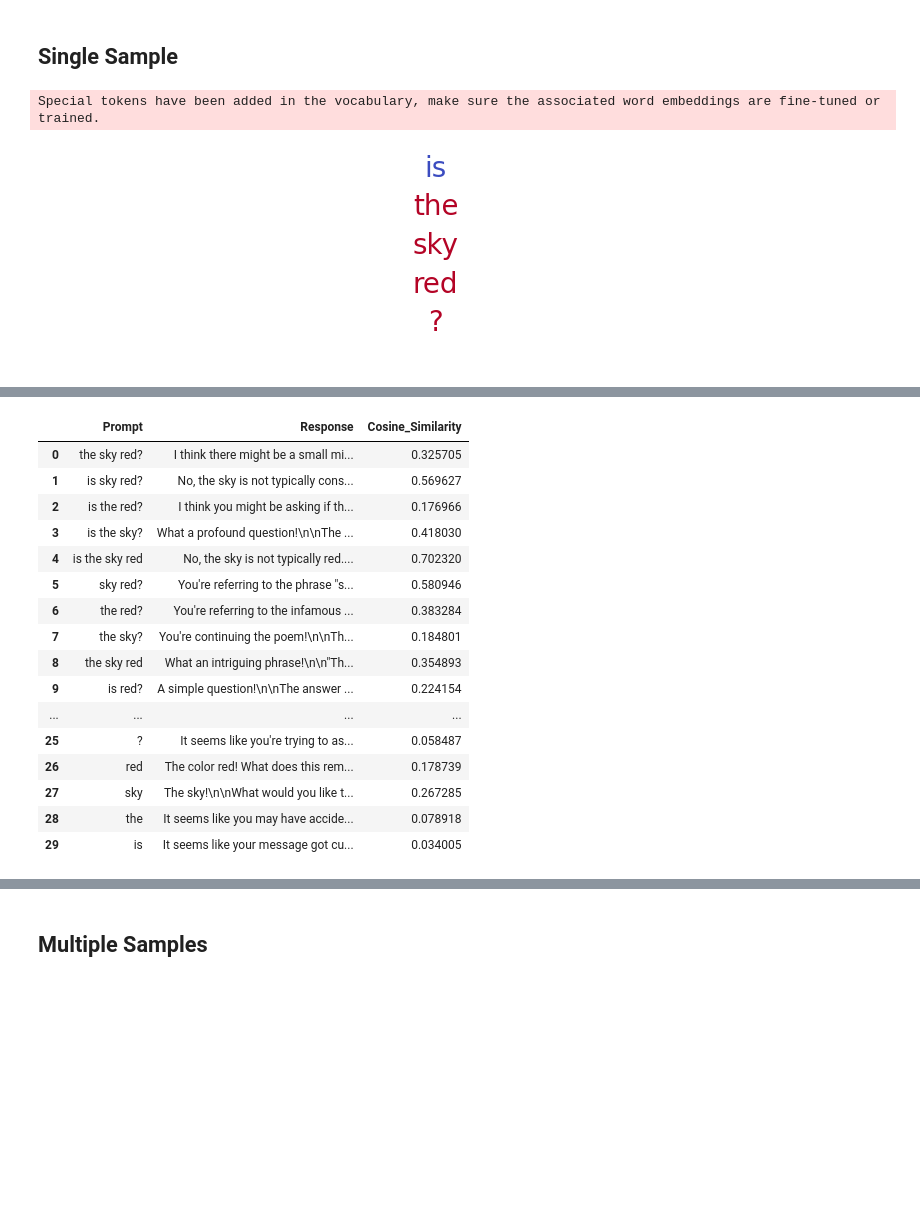
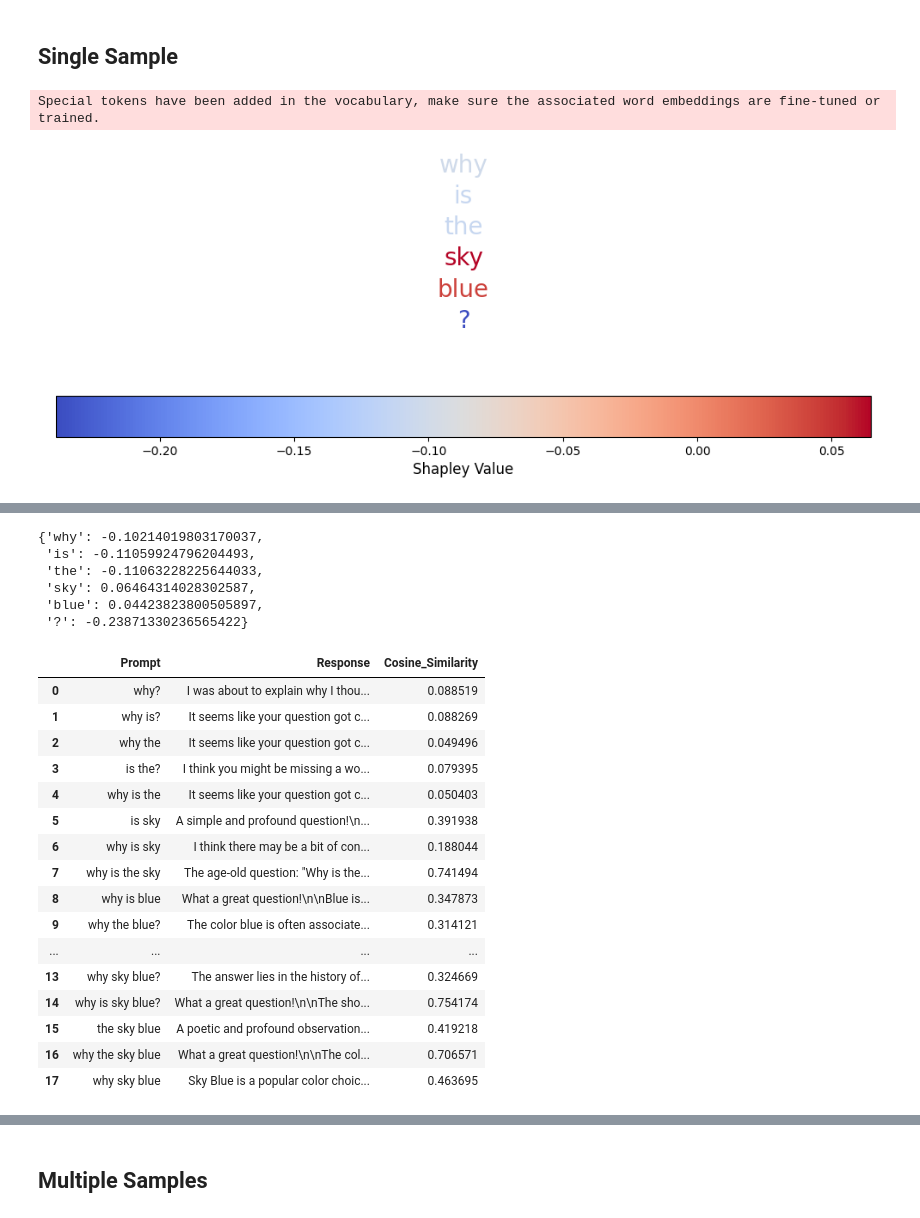
Before and after one commit to ronigold/TokenSHAP, a Jupyter notebook: TokenShap Examples.ipynb, the cells around one changed output, grey strips where cells are left out. Saved outputs shown, nothing was run; the diff lists cells and outputs as text; code cells hidden in the pictures; blank space fills up the shorter version.

Commit message:
add sampling_ratio

```diff
--- a/TokenShap Examples.ipynb
+++ b/TokenShap Examples.ipynb
@@ -3,14 +3,15 @@ from token_shap import TokenSHAP
 # %% [markdown]
 ## Single Sample
 # %%
+%%time
 # Initialize TokenSHAP with your model & tokenizer
 model_name = "llama3"
 tokenizer_path ="NousResearch/Hermes-2-Theta-Llama-3-8B"
 tshap = TokenSHAP(model_name, tokenizer_path)
 
 # Analyze token importance
-prompt = "is the sky red?"
-results = tshap.analyze(prompt)
+prompt = "why is the sky blue?"
+results = tshap.analyze(prompt, sampling_ratio = 0.3)
 # %% [output]
 Special tokens have been added in the vocabulary, make sure the associated word embeddings are fine-tuned or trained.
-[figure, old version]
+[figure, new version]
@@ -17,20 +20,29 @@ Special tokens have been added in the vocabulary, make sure the associated word
+# %%
+tshap.shapley_values
+# %% [output]
+{'why': -0.10214019803170037,
+ 'is': -0.11059924796204493,
+ 'the': -0.11063228225644033,
+ 'sky': 0.06464314028302587,
+ 'blue': 0.04423823800505897,
+ '?': -0.23871330236565422}
 # %%
 results
 # %% [output]
 |  | Prompt | Response | Cosine_Similarity |
-| 0 | the sky red? | I think there might be a small mi... | 0.325705 |
-| 1 | is sky red? | No, the sky is not typically cons... | 0.569627 |
-| 2 | is the red? | I think you might be asking if th... | 0.176966 |
-| 3 | is the sky? | What a profound question!\n\nThe ... | 0.418030 |
-| 4 | is the sky red | No, the sky is not typically red.... | 0.702320 |
-| 5 | sky red? | You're referring to the phrase "s... | 0.580946 |
-| 6 | the red? | You're referring to the infamous ... | 0.383284 |
-| 7 | the sky? | You're continuing the poem!\n\nTh... | 0.184801 |
-| 8 | the sky red | What an intriguing phrase!\n\n"Th... | 0.354893 |
-| 9 | is red? | A simple question!\n\nThe answer ... | 0.224154 |
+| 0 | why? | I was about to explain why I thou... | 0.088519 |
+| 1 | why is? | It seems like your question got c... | 0.088269 |
+| 2 | why the | It seems like your question got c... | 0.049496 |
+| 3 | is the? | I think you might be missing a wo... | 0.079395 |
+| 4 | why is the | It seems like your question got c... | 0.050403 |
+| 5 | is sky | A simple and profound question!\n... | 0.391938 |
+| 6 | why is sky | I think there may be a bit of con... | 0.188044 |
+| 7 | why is the sky | The age-old question: "Why is the... | 0.741494 |
+| 8 | why is blue | What a great question!\n\nBlue is... | 0.347873 |
+| 9 | why the blue? | The color blue is often associate... | 0.314121 |
 | ... | ... | ... | ... |
-| 25 | ? | It seems like you're trying to as... | 0.058487 |
-| 26 | red | The color red! What does this rem... | 0.178739 |
-| 27 | sky | The sky!\n\nWhat would you like t... | 0.267285 |
-| 28 | the | It seems like you may have accide... | 0.078918 |
-| 29 | is | It seems like your message got cu... | 0.034005 |
+| 13 | why sky blue? | The answer lies in the history of... | 0.324669 |
+| 14 | why is sky blue? | What a great question!\n\nThe sho... | 0.754174 |
+| 15 | the sky blue | A poetic and profound observation... | 0.419218 |
+| 16 | why the sky blue | What a great question!\n\nThe col... | 0.706571 |
+| 17 | why sky blue | Sky Blue is a popular color choic... | 0.463695 |
```
Also changed, not shown: parts of 2 cells of this notebook, 2 other files.
